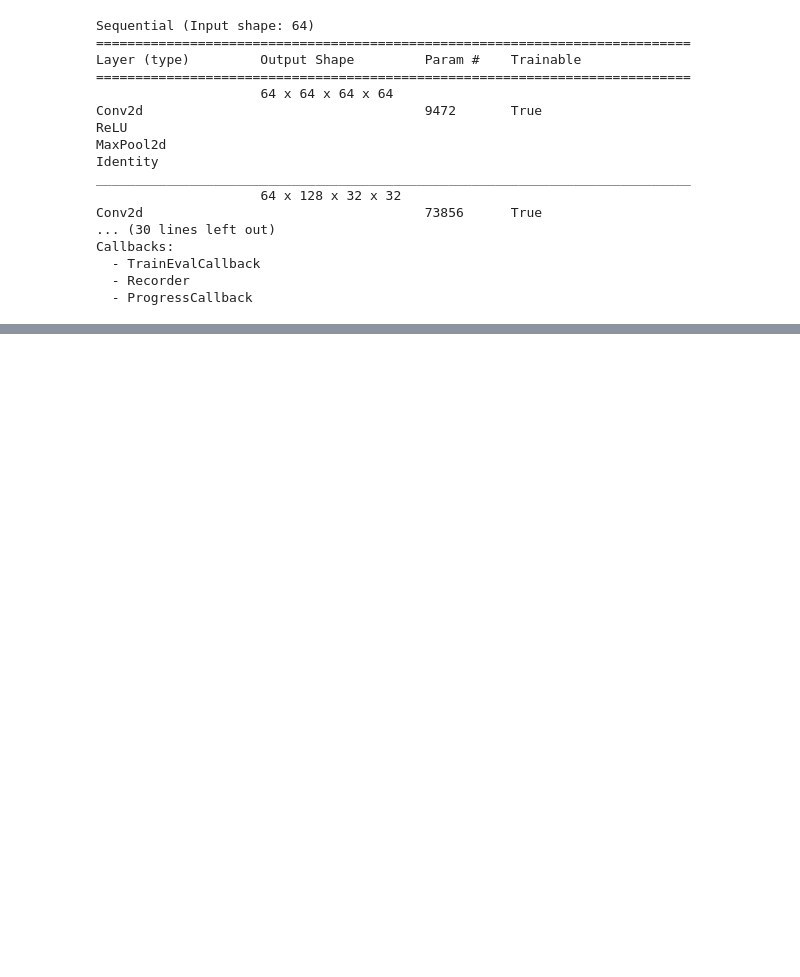
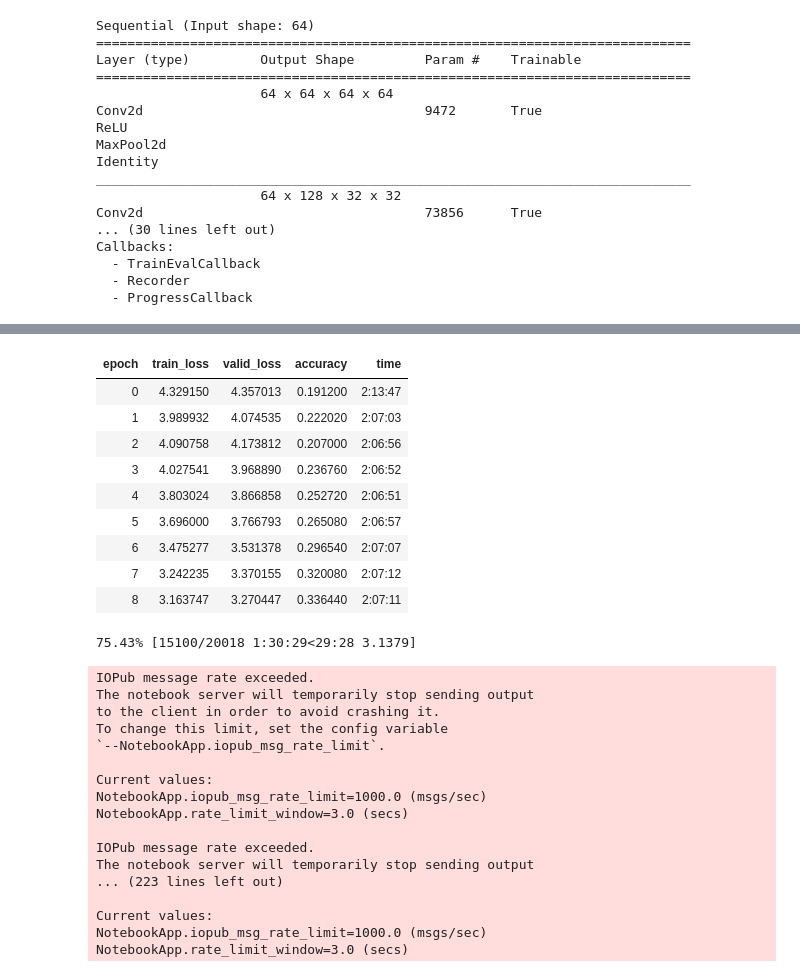
Before and after one commit to mootpointer/CORNet-experiments, a Jupyter notebook: ml-notebooks/01_model_testing.ipynb, the cells around one changed output, grey strips where cells are left out. Saved outputs shown, nothing was run; the diff lists cells and outputs as text; code cells hidden in the pictures; blank space fills up the shorter version.

```diff
--- a/ml-notebooks/01_model_testing.ipynb
+++ b/ml-notebooks/01_model_testing.ipynb
@@ -69,0 +85,4 @@ learner.fit_one_cycle(5)
+# %%
+loaded = Learner(dls, cornet_z, metrics=accuracy)
+loaded.load('cornet_z_imagenet_greyscale')
+loaded.summary()
@@ -69,0 +108,4 @@ learner.fit_one_cycle(5)
+# %%
+loaded.fit_one_cycle(10)
+loaded.save("cornet_z_imagenet_greyscale")
+# %% [output]
@@ -69,0 +113,28 @@ learner.fit_one_cycle(5)
+| epoch | train_loss | valid_loss | accuracy | time |
+| 0 | 4.329150 | 4.357013 | 0.191200 | 2:13:47 |
+| 1 | 3.989932 | 4.074535 | 0.222020 | 2:07:03 |
+| 2 | 4.090758 | 4.173812 | 0.207000 | 2:06:56 |
+| 3 | 4.027541 | 3.968890 | 0.236760 | 2:06:52 |
+| 4 | 3.803024 | 3.866858 | 0.252720 | 2:06:51 |
+| 5 | 3.696000 | 3.766793 | 0.265080 | 2:06:57 |
+| 6 | 3.475277 | 3.531378 | 0.296540 | 2:07:07 |
+| 7 | 3.242235 | 3.370155 | 0.320080 | 2:07:12 |
+| 8 | 3.163747 | 3.270447 | 0.336440 | 2:07:11 |
+75.43% [15100/20018 1:30:29<29:28 3.1379]
+IOPub message rate exceeded.
+The notebook server will temporarily stop sending output
+to the client in order to avoid crashing it.
+To change this limit, set the config variable
+`--NotebookApp.iopub_msg_rate_limit`.
+
+Current values:
+NotebookApp.iopub_msg_rate_limit=1000.0 (msgs/sec)
+NotebookApp.rate_limit_window=3.0 (secs)
+
+IOPub message rate exceeded.
+The notebook server will temporarily stop sending output
+... (223 lines left out)
+
+Current values:
+NotebookApp.iopub_msg_rate_limit=1000.0 (msgs/sec)
+NotebookApp.rate_limit_window=3.0 (secs)
```
Also changed, not shown: parts of 8 cells of this notebook.
